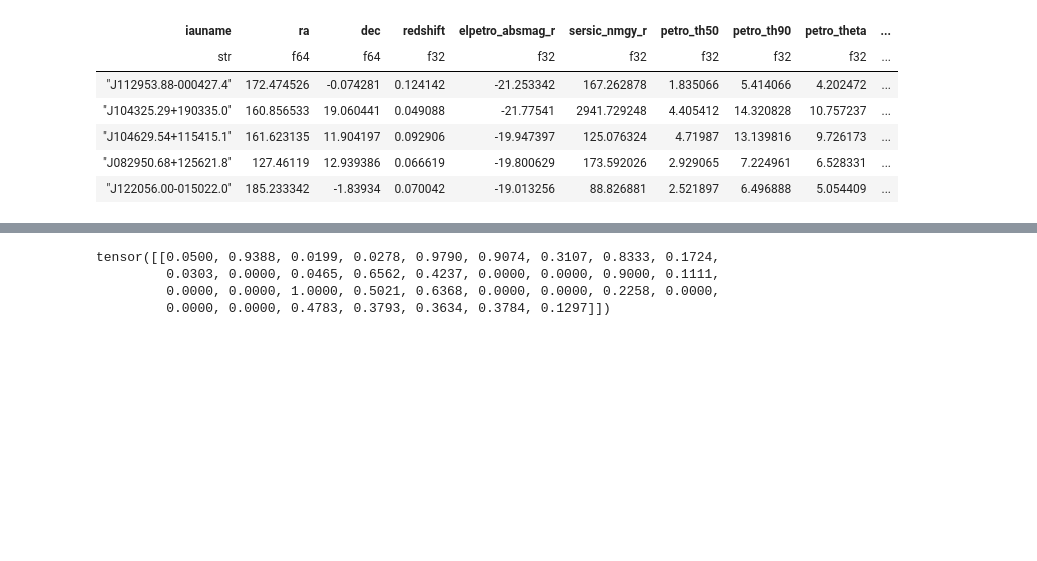
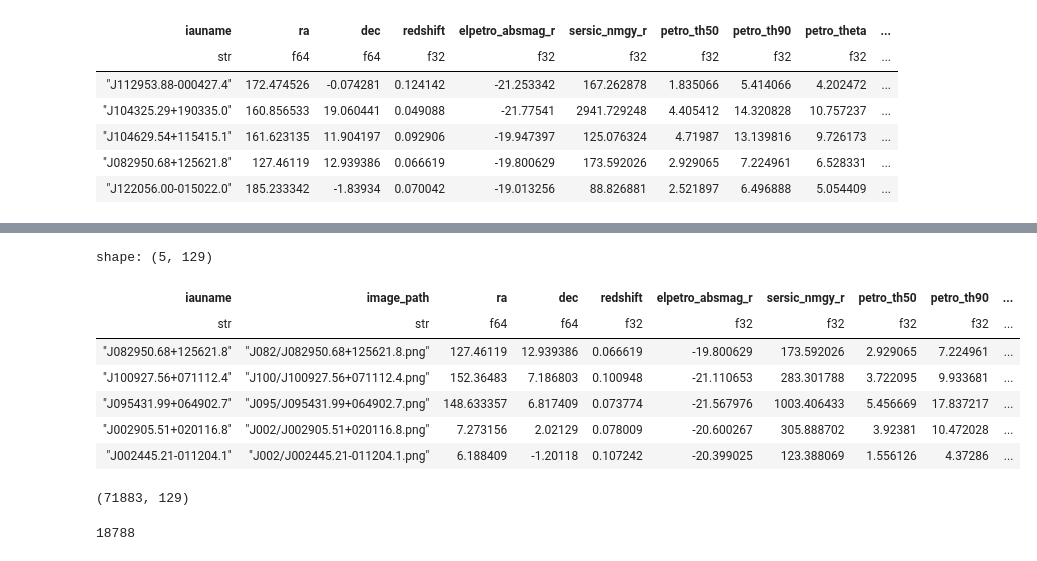
Before and after one commit to ChamillaTerp/AML2025_FinalProject, a Jupyter notebook: Pierre/Pierre.ipynb, the cells around one changed output, grey strips where cells are left out. Drawn from its saved outputs; the diff is of its cells as text; code cells hidden in the pictures; blank space fills up the shorter version.

```diff
--- a/Pierre/Pierre.ipynb
+++ b/Pierre/Pierre.ipynb
@@ -55,2 +50,35 @@ shape: (5, 128)
+# %%
+def make_categories(df: pl.LazyFrame) -> pl.LazyFrame:
+    galaxy_enum = pl.Enum(["elliptical", "spiral", "irregular"])
+
+    df = df.with_columns(
+        pl.when(pl.col("smooth-or-featured_smooth_fraction") >= 0.5)
+        .then(pl.lit("elliptical"))
+        .when(pl.col("has-spiral-arms_yes_fraction") >= 0.5)
+        .then(pl.lit("spiral"))
+        .otherwise(pl.lit("irregular"))
+        .cast(galaxy_enum)
+        .alias("galaxy_class")
+    ).drop_nulls("galaxy_class").with_columns(
+        pl.col("galaxy_class").to_physical().cast(pl.Int8).alias("galaxy_class_int"),
+    )
+
+    return df
+
+volunteers_with_categories = make_categories(volunteers_with_images)
+volunteers_with_categories.head().collect()
+# %% [output]
+shape: (5, 129)
+| iauname | image_path | ra | dec | redshift | elpetro_absmag_r | sersic_nmgy_r | petro_th50 | petro_th90 | ... |
+| str | str | f64 | f64 | f32 | f32 | f32 | f32 | f32 | ... |
+| "J082950.68+125621.8" | "J082/J082950.68+125621.8.png" | 127.46119 | 12.939386 | 0.066619 | -19.800629 | 173.592026 | 2.929065 | 7.224961 | ... |
+| "J100927.56+071112.4" | "J100/J100927.56+071112.4.png" | 152.36483 | 7.186803 | 0.100948 | -21.110653 | 283.301788 | 3.722095 | 9.933681 | ... |
+| "J095431.99+064902.7" | "J095/J095431.99+064902.7.png" | 148.633357 | 6.817409 | 0.073774 | -21.567976 | 1003.406433 | 5.456669 | 17.837217 | ... |
+| "J002905.51+020116.8" | "J002/J002905.51+020116.8.png" | 7.273156 | 2.02129 | 0.078009 | -20.600267 | 305.888702 | 3.92381 | 10.472028 | ... |
+| "J002445.21-011204.1" | "J002/J002445.21-011204.1.png" | 6.188409 | -1.20118 | 0.107242 | -20.399025 | 123.388069 | 1.556126 | 4.37286 | ... |
+# %%
+volunteers_with_categories.collect().shape
+# %% [output]
+(71883, 129)
 # %%
 # save the updated DataFrame to a new Parquet file
@@ -59,10 +87,7 @@ volunteers.drop("png_loc").sink_parquet("dataset/gz_decals_volunteers_5_images.p
 import dataset
 
 data = dataset.GalaxyZooDecalsDataset(root="./dataset")
-# %%
-data[0][1].squeeze()
-# %% [output]
-tensor([[0.0500, 0.9388, 0.0199, 0.0278, 0.9790, 0.9074, 0.3107, 0.8333, 0.1724,
-         0.0303, 0.0000, 0.0465, 0.6562, 0.4237, 0.0000, 0.0000, 0.9000, 0.1111,
-         0.0000, 0.0000, 1.0000, 0.5021, 0.6368, 0.0000, 0.0000, 0.2258, 0.0000,
-         0.0000, 0.0000, 0.4783, 0.3793, 0.3634, 0.3784, 0.1297]])
+# %%
+len(data)
+# %% [output]
+18788
```
Also changed, not shown: parts of 4 cells of this notebook, 2 other files.
